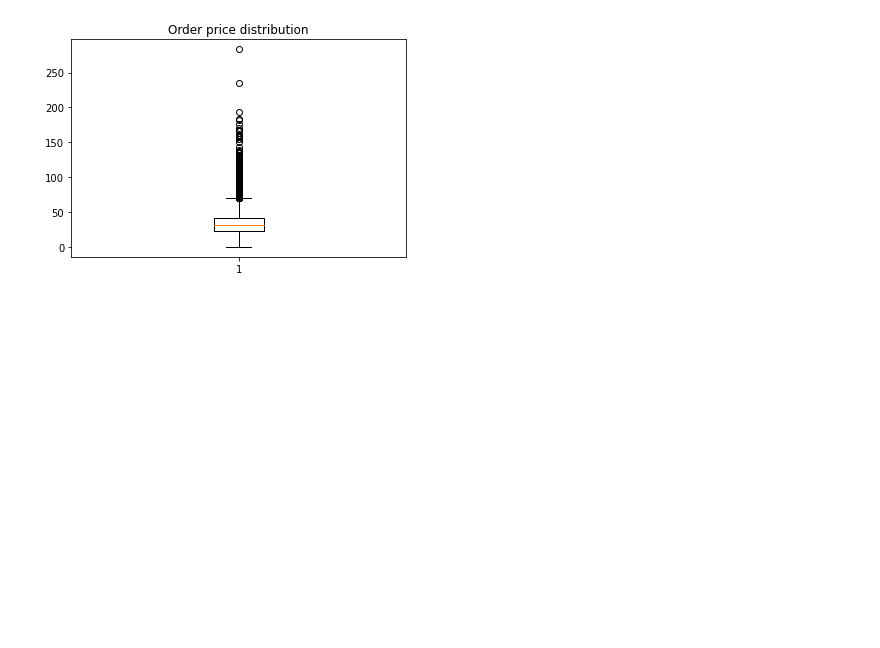
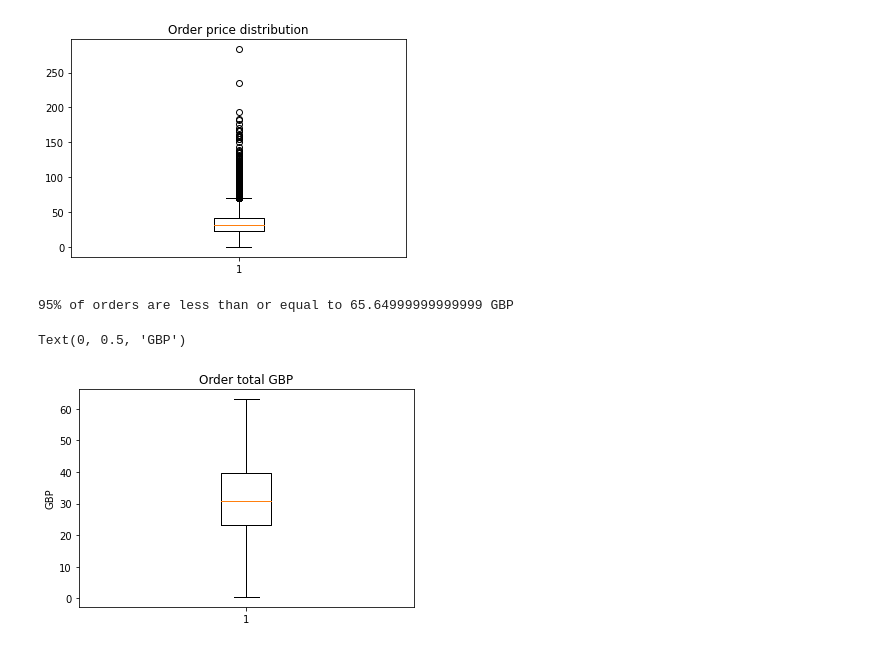
Before and after one commit to DeovratP/Logistic-Regression, a Jupyter notebook: Online_food_delivery_analysis/Online_food_delivery_analysis.ipynb, the cells around one changed output. Cells and saved outputs as stored; diff of their text form; code cells hidden in the pictures; blank space fills up the shorter version.

```diff
--- a/Online_food_delivery_analysis/Online_food_delivery_analysis.ipynb
+++ b/Online_food_delivery_analysis/Online_food_delivery_analysis.ipynb
@@ -401,4 +401,13 @@ Text(0.5, 1.0, 'Order price distribution')
 [figure]
 # %%
 p_95 = order_totals['total'].describe(percentiles=[0.95])['95%']
-print('El 95% de las ordenes son menores o iguales a {percentile} GBP'.format(percentile=p_95))
+print('95% of orders are less than or equal to {percentile} GBP'.format(percentile=p_95))
+# %% [output]
+95% of orders are less than or equal to 65.64999999999999 GBP
+# %%
+plt.boxplot(order_totals[order_totals['total'] < 63]['total'])
+plt.title('Order total GBP')
+plt.ylabel('GBP')
+# %% [output]
+Text(0, 0.5, 'GBP')
+[figure, added]
```
Also changed, not shown: parts of 1 cell of this notebook.
